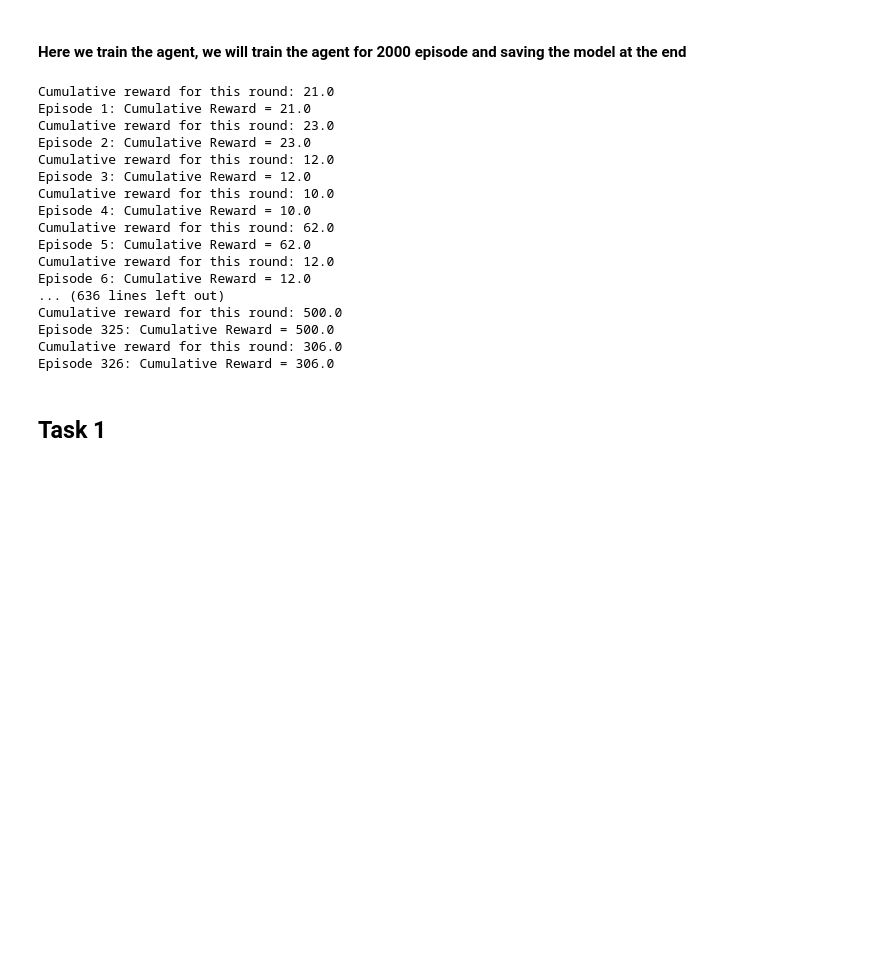
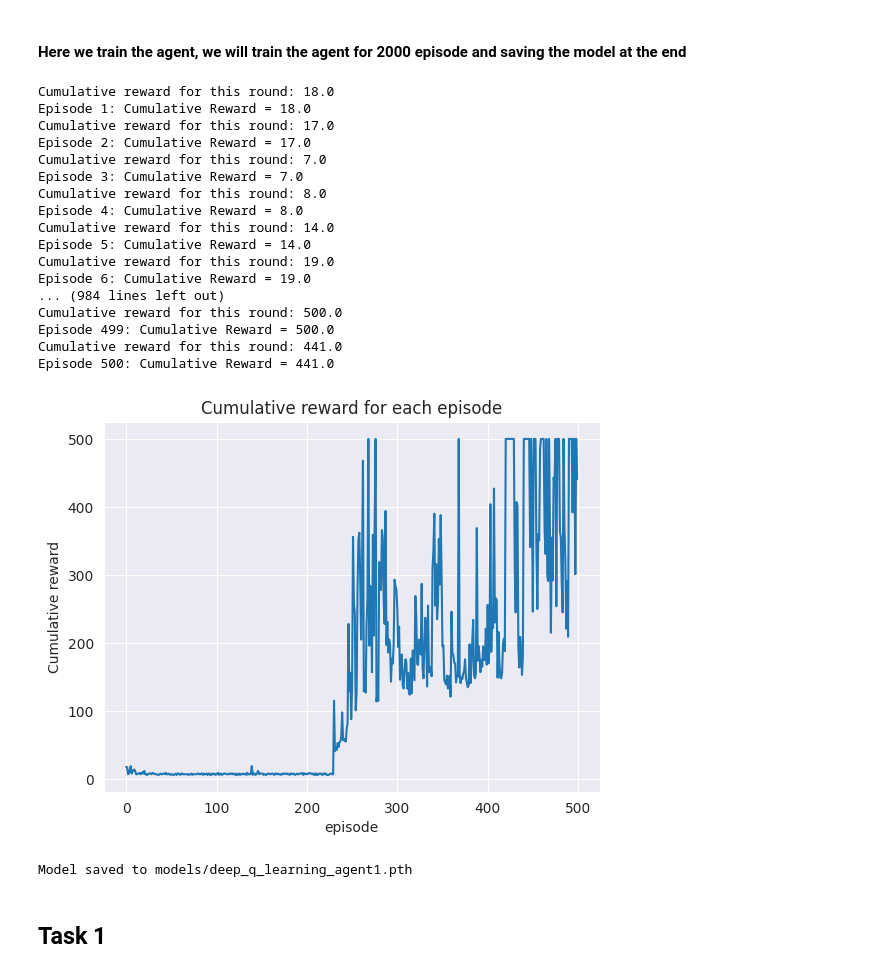
Before and after one commit to pehz0007/SC3000, a Jupyter notebook: lab.ipynb, the cells around one changed output. Drawn from its saved outputs; the diff is of its cells as text; code cells hidden in the pictures; blank space fills up the shorter version.

```diff
--- a/lab.ipynb
+++ b/lab.ipynb
@@ -363,33 +363,35 @@ deep_q_learning_agent = DeepQLearningAgent(state_size, action_size)
 # %% [markdown]
 <H4> Here we train the agent, we will train the agent for 2000 episode and saving the model at the end
 # %%
-for i in range(600):
+for i in range(500):
     cumulative_reward = run_episode(env, deep_q_learning_agent)
     episode_results.append(cumulative_reward)
 
     print(f"Episode {i+1}: Cumulative Reward = {cumulative_reward}")
 
 show_result(episode_results)
 
 deep_q_learning_agent.save_model("models/deep_q_learning_agent1.pth")
 # %% [output]
-Cumulative reward for this round: 21.0
-Episode 1: Cumulative Reward = 21.0
-Cumulative reward for this round: 23.0
-Episode 2: Cumulative Reward = 23.0
-Cumulative reward for this round: 12.0
-Episode 3: Cumulative Reward = 12.0
-Cumulative reward for this round: 10.0
-Episode 4: Cumulative Reward = 10.0
-Cumulative reward for this round: 62.0
-Episode 5: Cumulative Reward = 62.0
-Cumulative reward for this round: 12.0
-Episode 6: Cumulative Reward = 12.0
-... (636 lines left out)
+Cumulative reward for this round: 18.0
+Episode 1: Cumulative Reward = 18.0
+Cumulative reward for this round: 17.0
+Episode 2: Cumulative Reward = 17.0
+Cumulative reward for this round: 7.0
+Episode 3: Cumulative Reward = 7.0
+Cumulative reward for this round: 8.0
+Episode 4: Cumulative Reward = 8.0
+Cumulative reward for this round: 14.0
+Episode 5: Cumulative Reward = 14.0
+Cumulative reward for this round: 19.0
+Episode 6: Cumulative Reward = 19.0
+... (984 lines left out)
 Cumulative reward for this round: 500.0
-Episode 325: Cumulative Reward = 500.0
-Cumulative reward for this round: 306.0
-Episode 326: Cumulative Reward = 306.0
+Episode 499: Cumulative Reward = 500.0
+Cumulative reward for this round: 441.0
+Episode 500: Cumulative Reward = 441.0
+[figure, added]
+Model saved to models/deep_q_learning_agent1.pth
 # %% [markdown]
 <H2> Task 1
 # %% [markdown]
```
